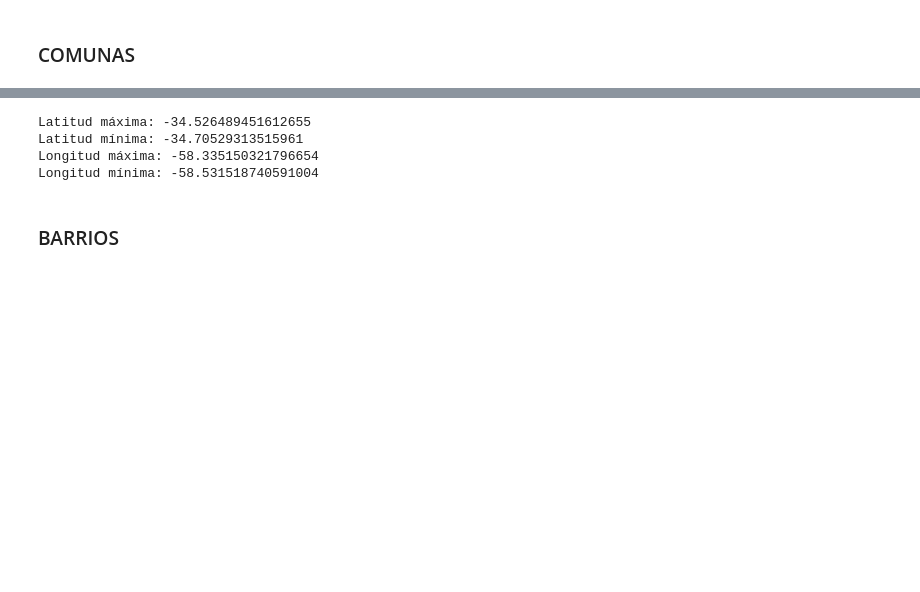
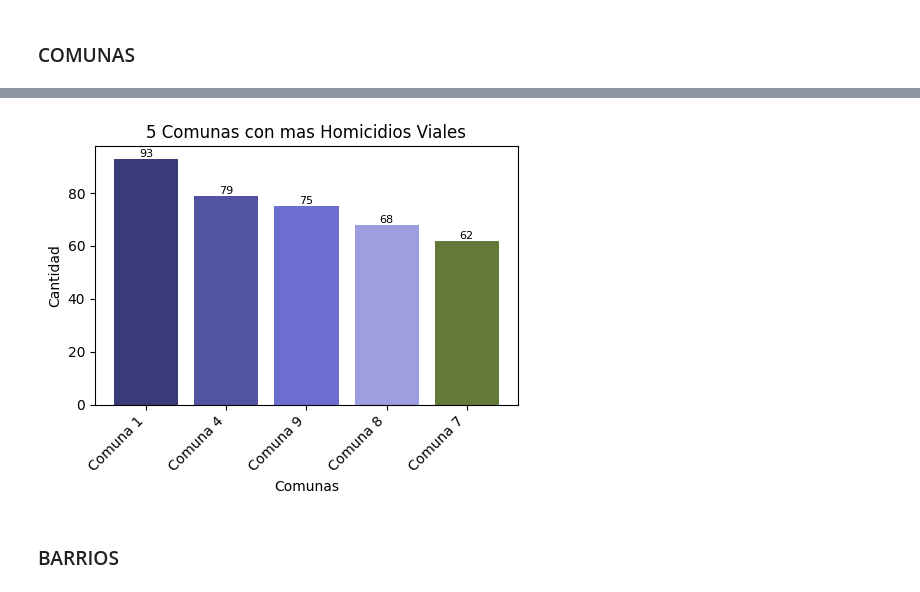
Before and after one commit to mdallanegra/LAB_PI_02, a Jupyter notebook: Lab_PI_02.2.EDA.ipynb, the cells around one changed output, grey strips where cells are left out. Saved outputs shown, nothing was run; the diff lists cells and outputs as text; code cells hidden in the pictures; blank space fills up the shorter version.

```diff
--- a/Lab_PI_02.2.EDA.ipynb
+++ b/Lab_PI_02.2.EDA.ipynb
@@ -277,26 +346,21 @@ Right CRS: EPSG:4326
-# %%
-import geopandas as gpd
-
-# Carga el archivo GeoJSON
-archivo_geojson = "_data/comunas.geojson"
-gdf = gpd.read_file(archivo_geojson)
-
-# Obtiene las coordenadas máximas y mínimas
-latitud_maxima = gdf.bounds['maxy'].max()
-latitud_minima = gdf.bounds['miny'].min()
-longitud_maxima = gdf.bounds['maxx'].max()
-longitud_minima = gdf.bounds['minx'].min()
-
-# Muestra los resultados
-print("Latitud máxima:", latitud_maxima)
-print("Latitud mínima:", latitud_minima)
-print("Longitud máxima:", longitud_maxima)
-print("Longitud mínima:", longitud_minima)
-# %% [output]
-Latitud máxima: -34.526489451612655
-Latitud mínima: -34.70529313515961
-Longitud máxima: -58.335150321796654
-Longitud mínima: -58.531518740591004
+# %%
+plt.figure(figsize=(5, 4))
+top_5_comunas = ocurrencias_por_comuna.head(5)
+colores = plt.cm.tab20b(range(len(top_5_comunas)))
+
+plt.bar(top_5_comunas.index, top_5_comunas, color=colores)
+plt.xlabel('Comunas')
+plt.ylabel('Cantidad')
+plt.title('5 Comunas con mas Homicidios Viales')
+plt.xticks(rotation=45, ha='right')
+
+for i, v in enumerate(top_5_comunas):
+    plt.text(i, v, str(v), ha='center', va='bottom', fontsize=8, color='black')
+
+plt.tight_layout()
+plt.show()
+# %% [output]
+[figure, added]
 # %% [markdown]
 ### BARRIOS
 # %%
```
Also changed, not shown: parts of 97 cells of this notebook, 10 other files.
